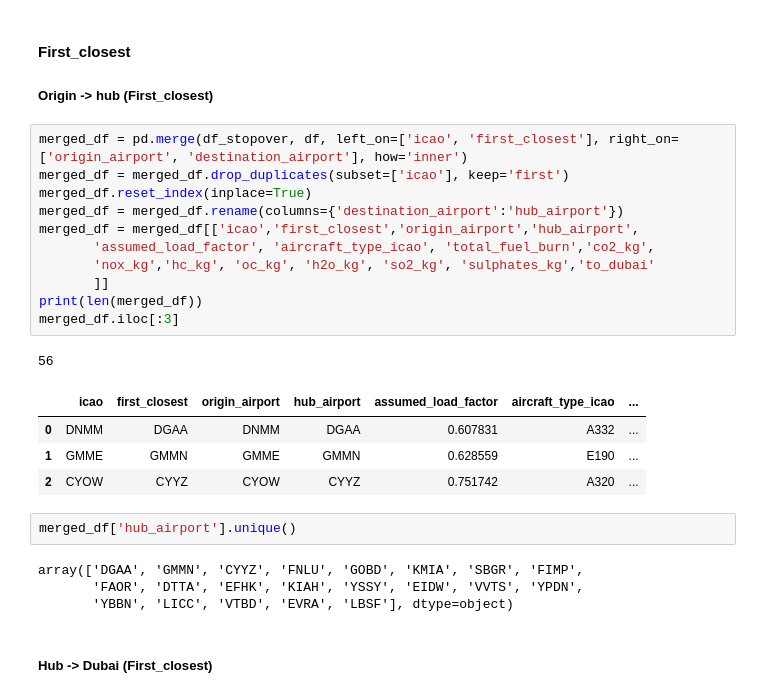
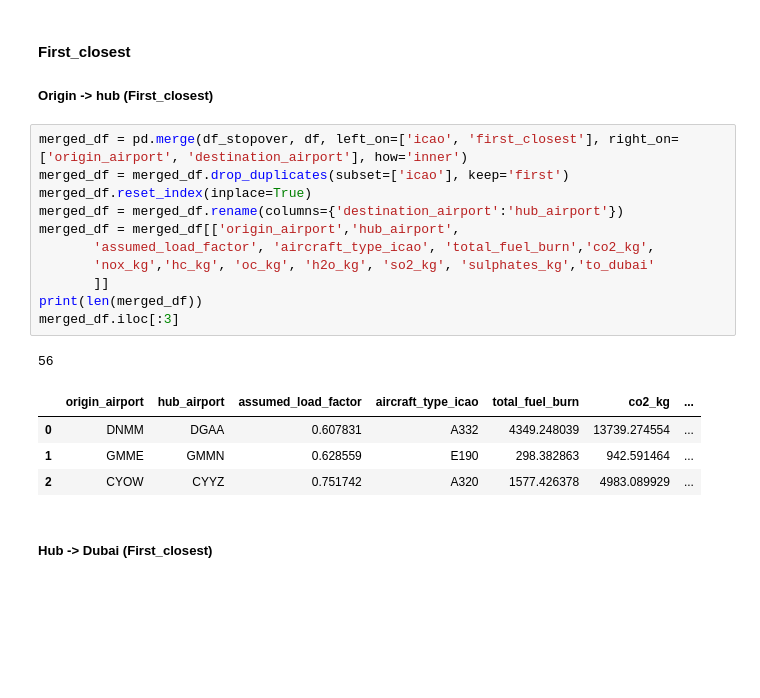
Before and after one commit to lukasschirren/COP_flight_analysis, a Jupyter notebook: cop28_delegate_list.ipynb, the cells around one changed output. Cells and saved outputs as stored; diff of their text form; blank space fills up the shorter version.

```diff
--- a/cop28_delegate_list.ipynb
+++ b/cop28_delegate_list.ipynb
@@ -261,26 +261,20 @@ df_stopover.iloc[:3]
 # %%
 merged_df = pd.merge(df_stopover, df, left_on=['icao', 'first_closest'], right_on=['origin_airport', 'destination_airport'], how='inner')
 merged_df = merged_df.drop_duplicates(subset=['icao'], keep='first')
 merged_df.reset_index(inplace=True)
 merged_df = merged_df.rename(columns={'destination_airport':'hub_airport'})
-merged_df = merged_df[['icao','first_closest','origin_airport','hub_airport',
+merged_df = merged_df[['origin_airport','hub_airport',
        'assumed_load_factor', 'aircraft_type_icao', 'total_fuel_burn','co2_kg',
        'nox_kg','hc_kg', 'oc_kg', 'h2o_kg', 'so2_kg', 'sulphates_kg','to_dubai'
        ]]
 print(len(merged_df))
 merged_df.iloc[:3]
 # %% [output]
 56
-|  | icao | first_closest | origin_airport | hub_airport | assumed_load_factor | aircraft_type_icao | ... |
-| 0 | DNMM | DGAA | DNMM | DGAA | 0.607831 | A332 | ... |
-| 1 | GMME | GMMN | GMME | GMMN | 0.628559 | E190 | ... |
-| 2 | CYOW | CYYZ | CYOW | CYYZ | 0.751742 | A320 | ... |
+|  | origin_airport | hub_airport | assumed_load_factor | aircraft_type_icao | total_fuel_burn | co2_kg | ... |
+| 0 | DNMM | DGAA | 0.607831 | A332 | 4349.248039 | 13739.274554 | ... |
+| 1 | GMME | GMMN | 0.628559 | E190 | 298.382863 | 942.591464 | ... |
+| 2 | CYOW | CYYZ | 0.751742 | A320 | 1577.426378 | 4983.089929 | ... |
-# %%
-merged_df['hub_airport'].unique()
-# %% [output]
-array(['DGAA', 'GMMN', 'CYYZ', 'FNLU', 'GOBD', 'KMIA', 'SBGR', 'FIMP',
-       'FAOR', 'DTTA', 'EFHK', 'KIAH', 'YSSY', 'EIDW', 'VVTS', 'YPDN',
-       'YBBN', 'LICC', 'VTBD', 'EVRA', 'LBSF'], dtype=object)
 # %% [markdown]
 ##### Hub -> Dubai (First_closest)
 # %%
```
Also changed, not shown: parts of 24 cells of this notebook, 4 other files.
